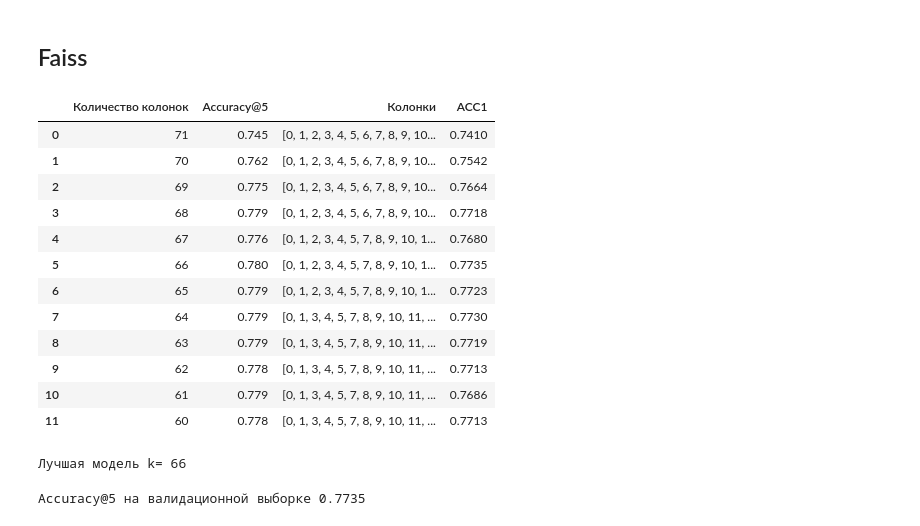
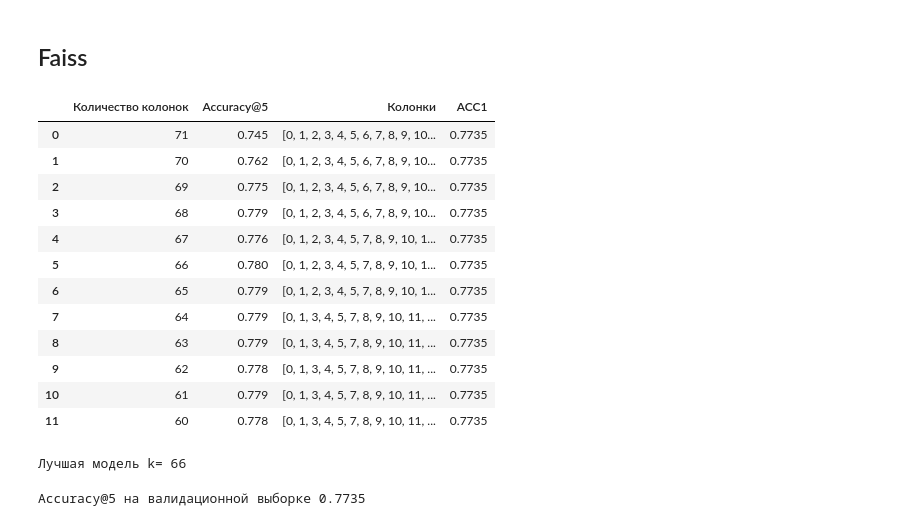
Before and after one commit to 9yx/matching, a Jupyter notebook: matching.ipynb, the cells around one changed output. Saved outputs shown, nothing was run; the diff lists cells and outputs as text; code cells hidden in the pictures.

```diff
--- a/matching.ipynb
+++ b/matching.ipynb
@@ -397,41 +397,41 @@ def search_best_columns(df_base, df_train, df_train_y, k):
 # %%
 result = []
 D = None
 I = None
 df_train_scaled = None
 df_base_scaled = None
 df_valid_scaled = None
 features_names = None
 ivf_index = None
 accuracy = 0
 
 for k in reversed(range(60, df_base.shape[1])):
-    temp_D, temp_I, temp_df_train_scaled, temp_df_base_scaled, temp_df_valid_scaled, temp_features_names, temp_acc, temp_ivf_index, acc1 = search_best_columns(df_base, df_train, df_train_y, k)
+    temp_D, temp_I, temp_df_train_scaled, temp_df_base_scaled, temp_df_valid_scaled, temp_features_names, temp_acc, temp_ivf_index = search_best_columns(df_base, df_train, df_train_y, k)
     result.append({"Количество колонок": k, "Accuracy@5": round(temp_acc, 3), "Колонки": temp_features_names, "ACC1": acc1})
     if accuracy < temp_acc:
         D = temp_D
         I = temp_I
         df_train_scaled = temp_df_train_scaled
         df_base_scaled = temp_df_base_scaled
         df_valid_scaled = temp_df_valid_scaled
         features_names = temp_features_names
         accuracy = temp_acc
         ivf_index = temp_ivf_index
 display(pd.DataFrame(result))
 print("Лучшая модель k=", len(features_names))
 # %% [output]
 |  | Количество колонок | Accuracy@5 | Колонки | ACC1 |
-| 0 | 71 | 0.745 | [0, 1, 2, 3, 4, 5, 6, 7, 8, 9, 10... | 0.7410 |
-| 1 | 70 | 0.762 | [0, 1, 2, 3, 4, 5, 6, 7, 8, 9, 10... | 0.7542 |
-| 2 | 69 | 0.775 | [0, 1, 2, 3, 4, 5, 6, 7, 8, 9, 10... | 0.7664 |
-| 3 | 68 | 0.779 | [0, 1, 2, 3, 4, 5, 6, 7, 8, 9, 10... | 0.7718 |
-| 4 | 67 | 0.776 | [0, 1, 2, 3, 4, 5, 7, 8, 9, 10, 1... | 0.7680 |
+| 0 | 71 | 0.745 | [0, 1, 2, 3, 4, 5, 6, 7, 8, 9, 10... | 0.7735 |
+| 1 | 70 | 0.762 | [0, 1, 2, 3, 4, 5, 6, 7, 8, 9, 10... | 0.7735 |
+| 2 | 69 | 0.775 | [0, 1, 2, 3, 4, 5, 6, 7, 8, 9, 10... | 0.7735 |
+| 3 | 68 | 0.779 | [0, 1, 2, 3, 4, 5, 6, 7, 8, 9, 10... | 0.7735 |
+| 4 | 67 | 0.776 | [0, 1, 2, 3, 4, 5, 7, 8, 9, 10, 1... | 0.7735 |
 | 5 | 66 | 0.780 | [0, 1, 2, 3, 4, 5, 7, 8, 9, 10, 1... | 0.7735 |
-| 6 | 65 | 0.779 | [0, 1, 2, 3, 4, 5, 7, 8, 9, 10, 1... | 0.7723 |
-| 7 | 64 | 0.779 | [0, 1, 3, 4, 5, 7, 8, 9, 10, 11, ... | 0.7730 |
-| 8 | 63 | 0.779 | [0, 1, 3, 4, 5, 7, 8, 9, 10, 11, ... | 0.7719 |
-| 9 | 62 | 0.778 | [0, 1, 3, 4, 5, 7, 8, 9, 10, 11, ... | 0.7713 |
-| 10 | 61 | 0.779 | [0, 1, 3, 4, 5, 7, 8, 9, 10, 11, ... | 0.7686 |
-| 11 | 60 | 0.778 | [0, 1, 3, 4, 5, 7, 8, 9, 10, 11, ... | 0.7713 |
+| 6 | 65 | 0.779 | [0, 1, 2, 3, 4, 5, 7, 8, 9, 10, 1... | 0.7735 |
+| 7 | 64 | 0.779 | [0, 1, 3, 4, 5, 7, 8, 9, 10, 11, ... | 0.7735 |
+| 8 | 63 | 0.779 | [0, 1, 3, 4, 5, 7, 8, 9, 10, 11, ... | 0.7735 |
+| 9 | 62 | 0.778 | [0, 1, 3, 4, 5, 7, 8, 9, 10, 11, ... | 0.7735 |
+| 10 | 61 | 0.779 | [0, 1, 3, 4, 5, 7, 8, 9, 10, 11, ... | 0.7735 |
+| 11 | 60 | 0.778 | [0, 1, 3, 4, 5, 7, 8, 9, 10, 11, ... | 0.7735 |
 Лучшая модель k= 66
 # %%
```
Also changed, not shown: parts of 11 cells of this notebook.
